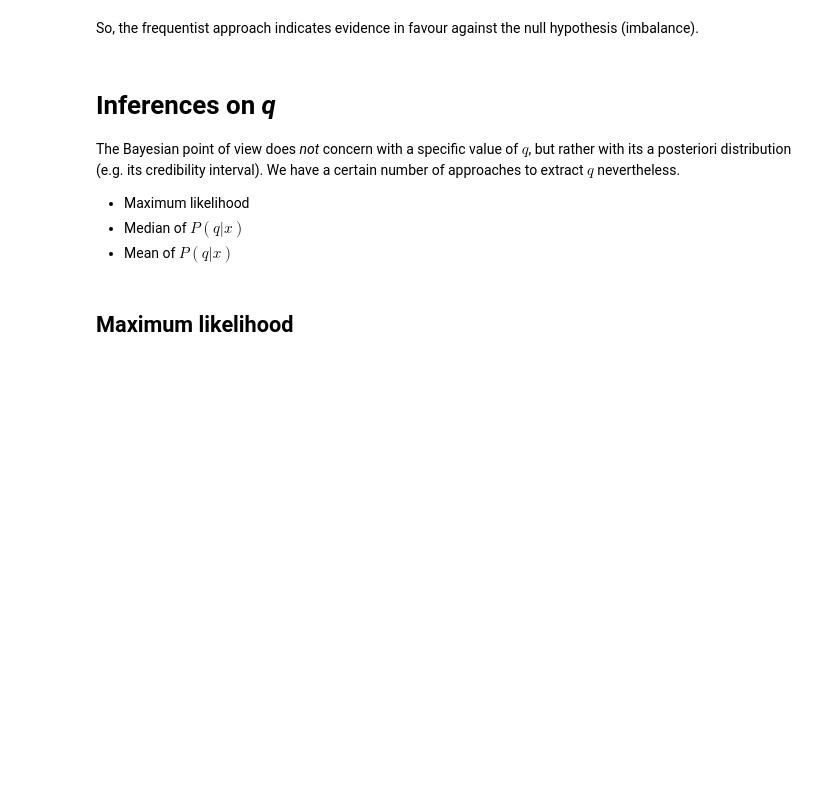
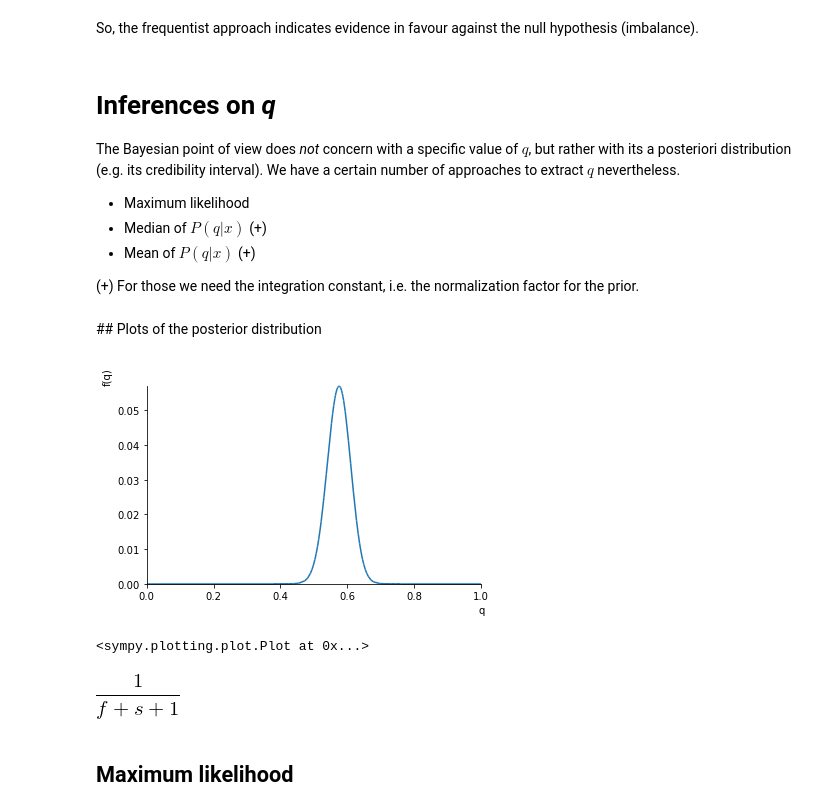
Before and after one commit to tonigi/BayesPlayground, a Jupyter notebook: 03_Coin_Inference.ipynb, the cells around one changed output. Cells and saved outputs as stored; diff of their text form; code cells hidden in the pictures; blank space fills up the shorter version.

```diff
--- a/03_Coin_Inference.ipynb
+++ b/03_Coin_Inference.ipynb
@@ -100,8 +93,23 @@ So, the frequentist approach indicates evidence in favour against the null hypot
 The Bayesian point of view does *not* concern with a specific value of $q$, but rather with its a posteriori distribution (e.g. its credibility interval). We have a certain number of approaches to extract $q$ nevertheless.
 
 * Maximum likelihood
-* Median of $P(q|x)$
-* Mean of $P(q|x)$
+* Median of $P(q|x)$  (+)
+* Mean of $P(q|x)$    (+)
+
+(+) For those we need the integration constant, i.e. the normalization factor for the prior.
+# %% [markdown]
+## Plots of the posterior distribution
+# %%
+%matplotlib inline
+plot(P_x_M2_q.subs(sf),(q,0,1))
+# %% [output]
+[figure, added]
+<sympy.plotting.plot.Plot at 0x...>
+# %%
+Zq = integrate(P_x_M2_q,(q,0,1)).simplify().simplify()
+Zq
+# %% [output]
+[figure, added]
 # %% [markdown]
 ## Maximum likelihood
 # %%
```
Also changed, not shown: parts of 13 cells of this notebook.
